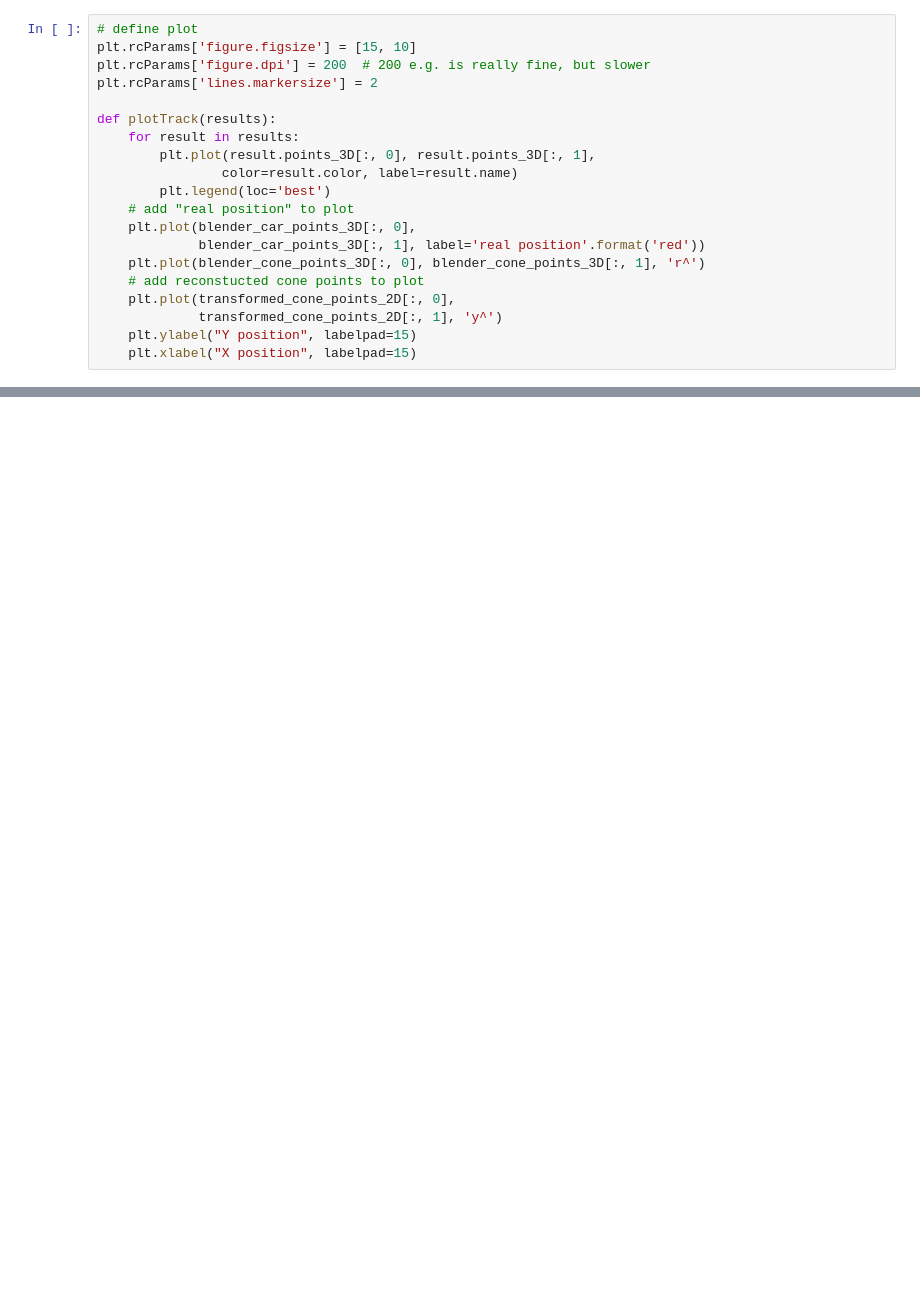
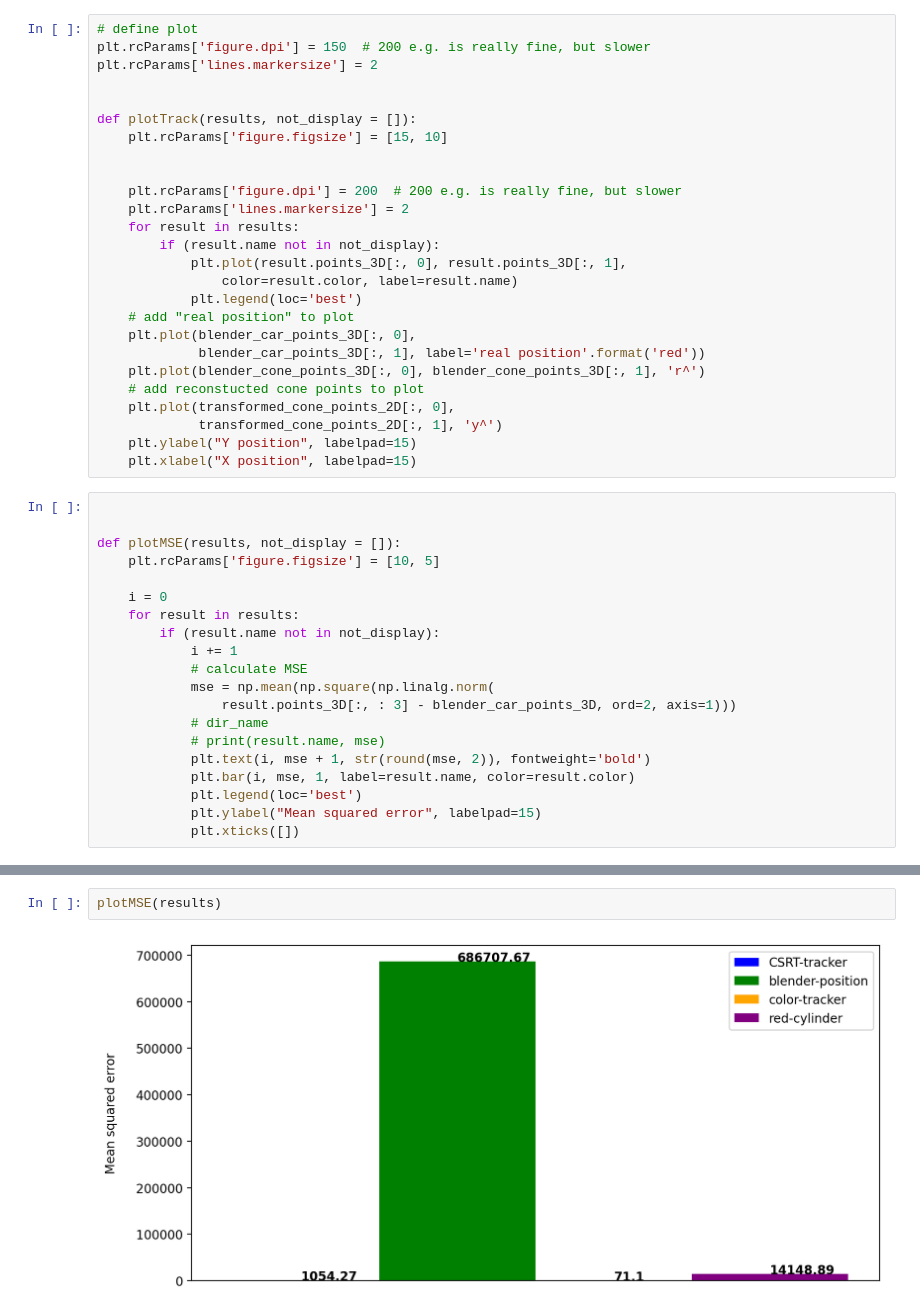
Before and after one commit to raphaelschwinger/cone_reconstruction, a Jupyter notebook: blender-racetrack/results/notebook.ipynb, the cells around one changed output, grey strips where cells are left out. Saved outputs shown, nothing was run; the diff lists cells and outputs as text; blank space fills up the shorter version.

```diff
--- a/blender-racetrack/results/notebook.ipynb
+++ b/blender-racetrack/results/notebook.ipynb
@@ -55,15 +57,21 @@ for result_path in result_paths:
         results.append(Result(result_path, points_3D, error, color[i]))
 # %%
 # define plot
-plt.rcParams['figure.figsize'] = [15, 10]
-plt.rcParams['figure.dpi'] = 200  # 200 e.g. is really fine, but slower
+plt.rcParams['figure.dpi'] = 150  # 200 e.g. is really fine, but slower
 plt.rcParams['lines.markersize'] = 2
 
-def plotTrack(results):
+
+def plotTrack(results, not_display = []):
+    plt.rcParams['figure.figsize'] = [15, 10]
+
+
+    plt.rcParams['figure.dpi'] = 200  # 200 e.g. is really fine, but slower
+    plt.rcParams['lines.markersize'] = 2
     for result in results:
-        plt.plot(result.points_3D[:, 0], result.points_3D[:, 1],
+        if (result.name not in not_display):
+            plt.plot(result.points_3D[:, 0], result.points_3D[:, 1],
                 color=result.color, label=result.name)
-        plt.legend(loc='best')
+            plt.legend(loc='best')
     # add "real position" to plot
     plt.plot(blender_car_points_3D[:, 0],
              blender_car_points_3D[:, 1], label='real position'.format('red'))
@@ -73,3 +81,23 @@ def plotTrack(results):
              transformed_cone_points_2D[:, 1], 'y^')
     plt.ylabel("Y position", labelpad=15)
     plt.xlabel("X position", labelpad=15)
+# %%
+
+
+def plotMSE(results, not_display = []):
+    plt.rcParams['figure.figsize'] = [10, 5]
+
+    i = 0
+    for result in results:
+        if (result.name not in not_display):
+            i += 1
+            # calculate MSE
+            mse = np.mean(np.square(np.linalg.norm(
+                result.points_3D[:, : 3] - blender_car_points_3D, ord=2, axis=1)))
+            # dir_name
+            # print(result.name, mse)
+            plt.text(i, mse + 1, str(round(mse, 2)), fontweight='bold')
+            plt.bar(i, mse, 1, label=result.name, color=result.color)
+            plt.legend(loc='best')
+            plt.ylabel("Mean squared error", labelpad=15)
+            plt.xticks([])
@@ -80,0 +131,4 @@ plotTrack(results)
+# %%
+plotMSE(results)
+# %% [output]
+[figure, added]
```
Also changed, not shown: parts of 14 cells of this notebook.
